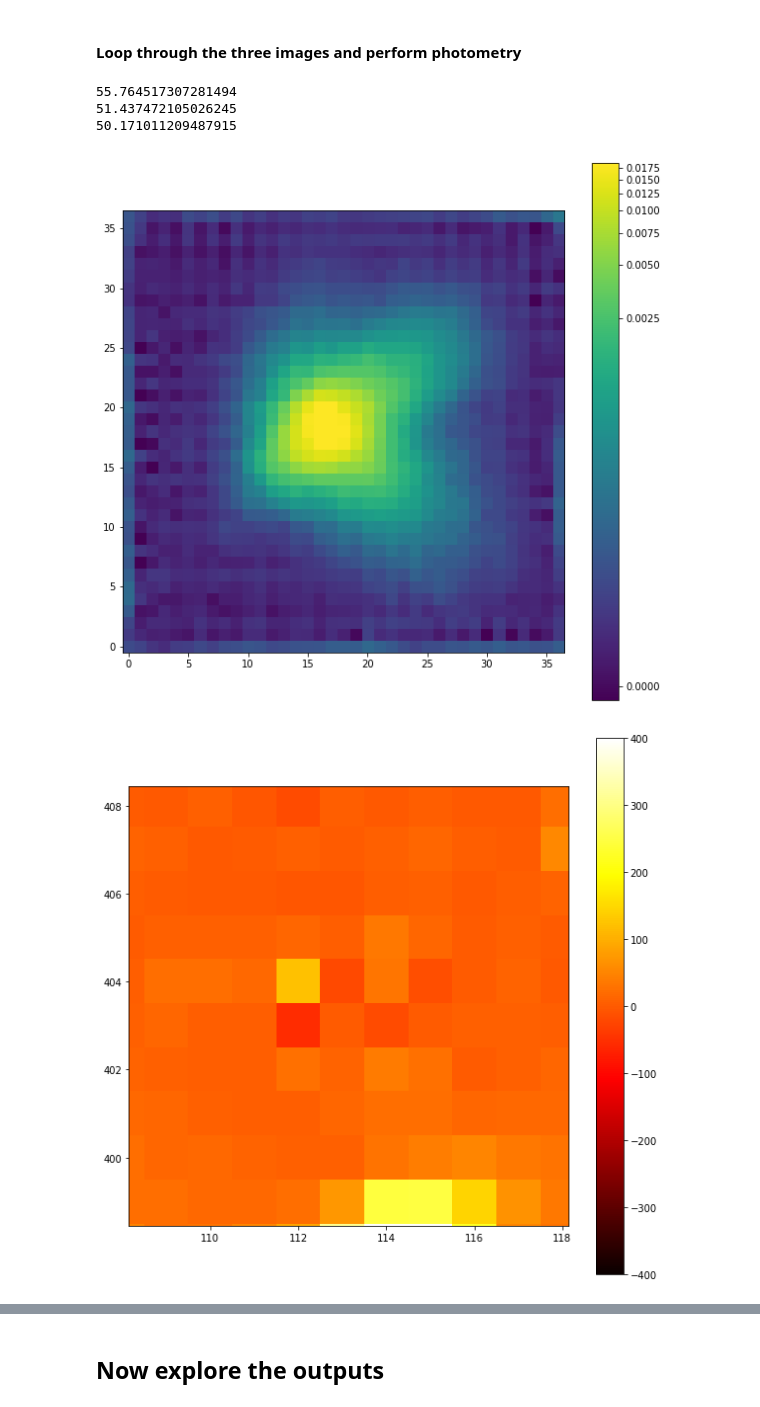
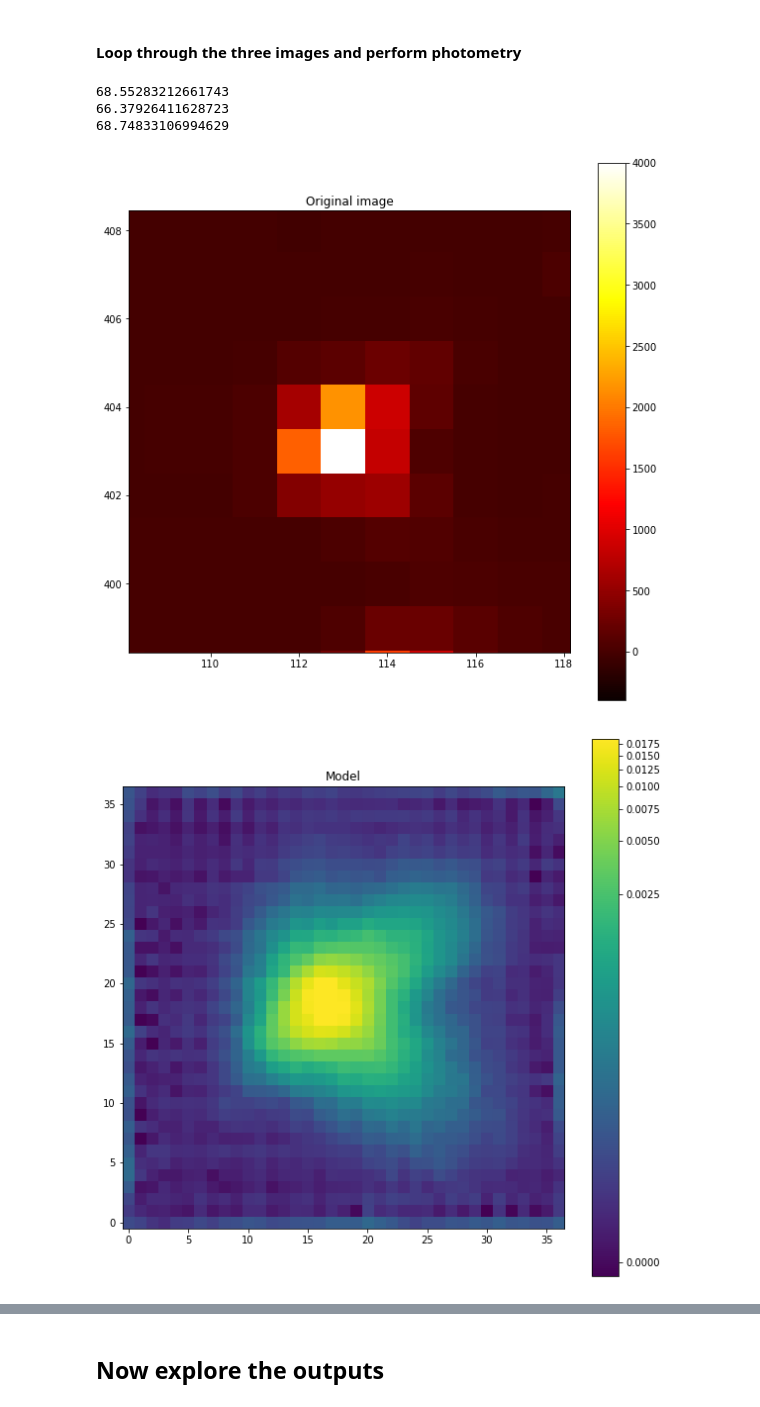
Before and after one commit to sowmyaT02/m35_psf, a Jupyter notebook: m35 PSF Photometry with Large Flux Change.ipynb, the cells around one changed output, grey strips where cells are left out. Saved outputs shown, nothing was run; the diff lists cells and outputs as text; code cells hidden in the pictures.

Commit message:
Added more plots to the notebook

```diff
--- a/m35 PSF Photometry with Large Flux Change.ipynb
+++ b/m35 PSF Photometry with Large Flux Change.ipynb
@@ -68,0 +84,8 @@ flux = flux[starstouse]
+# %%
+image = fits.getdata(filelist[0])
+header = fits.getheader(filelist[0])
+wcs_transform = wcs.WCS(header)
+c = wcs_transform.wcs_world2pix(np.asarray([ra,dec]).T, 0)
+plt.figure(figsize=(24, 18))
+plt.imshow(image, cmap='hot', vmin = -100, vmax = 10000, interpolation='None', origin='lower')
+plt.plot(c.T[0], c.T[1], marker="o", markersize = 10, markerfacecolor='None', markeredgecolor='cyan', linestyle='None')
@@ -117,12 +129,21 @@ while counter<3:
     epsf_builder = EPSFBuilder(oversampling =oversample, recentering_boxsize = 1, recentering_maxiters = 1,maxiters =10, progress_bar = False)
     epsf, fitted_stars = epsf_builder(stars)
 
+    #plot the original image
+    plt.figure(figsize=(10, 10))
+    plt.imshow(data, cmap='hot', vmin = -400, vmax = 4000, interpolation='None', origin='lower')
+    plt.xlim(xstar1 - 5, xstar1+5)
+    plt.ylim(ystar1 - 5,ystar1+5)
+    plt.colorbar()
+    plt.title('Original image')
+
     norm = simple_norm(epsf.data, 'log', percent = 99.)
 
     #plot the models
     plt.figure(figsize=(10, 10))
     plt.imshow(epsf.data, norm = norm, origin = 'lower', cmap = 'viridis')
     plt.colorbar()
+    plt.title('Model')
 
     bkgrms = MADStdBackgroundRMS()
     std = bkgrms(data)
@@ -138,35 +159,36 @@ while counter<3:
     epsf.y_0.fixed = False
     posStar1 = Table(names = ['x_0', 'y_0'], data = [[xstar1], [ystar1]])
 
     photometry = BasicPSFPhotometry(group_maker = daogroup, bkg_estimator = mmm_bkg, psf_model = psf_model,
                                fitter = fitter, fitshape = (7, 7), aperture_radius = 3)
     result_tab_star1 = photometry(image = data, init_guesses = posStar1)
     residual_image_star1 = photometry.get_residual_image()
     fluxes = np.append(fluxes, result_tab_star1['flux_fit'])
     uncertainties = np.append(uncertainties, result_tab_star1['flux_unc'])
 
     #perform aperture photometry on the residuals to account for what the model missed
     position = [( result_tab_star1['x_fit']), ( result_tab_star1['y_fit'])]
     aperture = CircularAperture(position, r = 3.)
     phot_table = aperture_photometry(data, aperture)
     aperture_fluxes = np.append(aperture_fluxes, phot_table['aperture_sum'])
     residual_phot_table = aperture_photometry(residual_image_star1, aperture)
     residual_fluxes = np.append(residual_fluxes, residual_phot_table['aperture_sum'])
 
     #plot the residual images
     plt.figure(figsize=(10, 10))
     plt.imshow(residual_image_star1, cmap='hot', vmin = -400, vmax = 400, interpolation='None', origin='lower')
     plt.xlim(xstar1 - 5, xstar1+5)
     plt.ylim(ystar1 - 5,ystar1+5)
     plt.colorbar()
+    plt.title('Residual image')
 
     #see how long each iteration takes
     end = time.time()
     print(end - start)
     counter = counter+1
 # %% [output]
-55.764517307281494
-51.437472105026245
-50.171011209487915
+68.55283212661743
+66.37926411628723
+68.74833106994629
-[figure, old version]
+[figure, new version]
-[figure, old version]
+[figure, new version]
```
Also changed, not shown: parts of 5 cells of this notebook.
